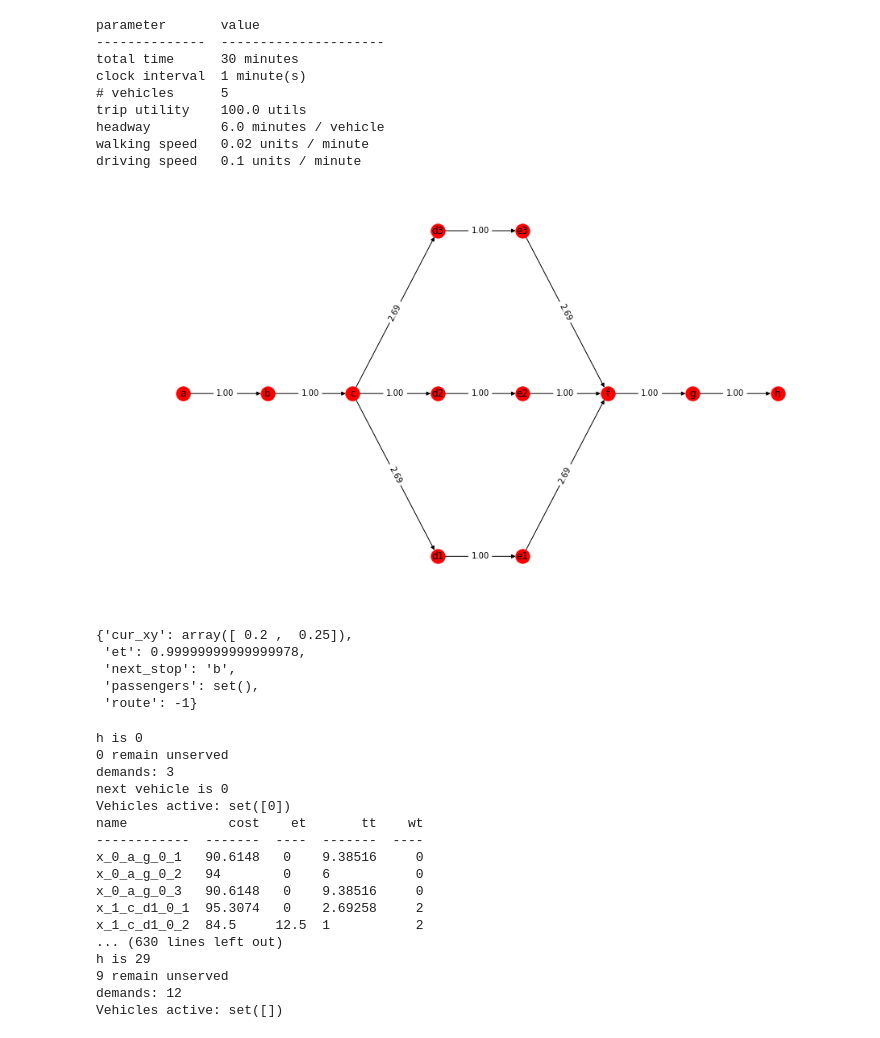
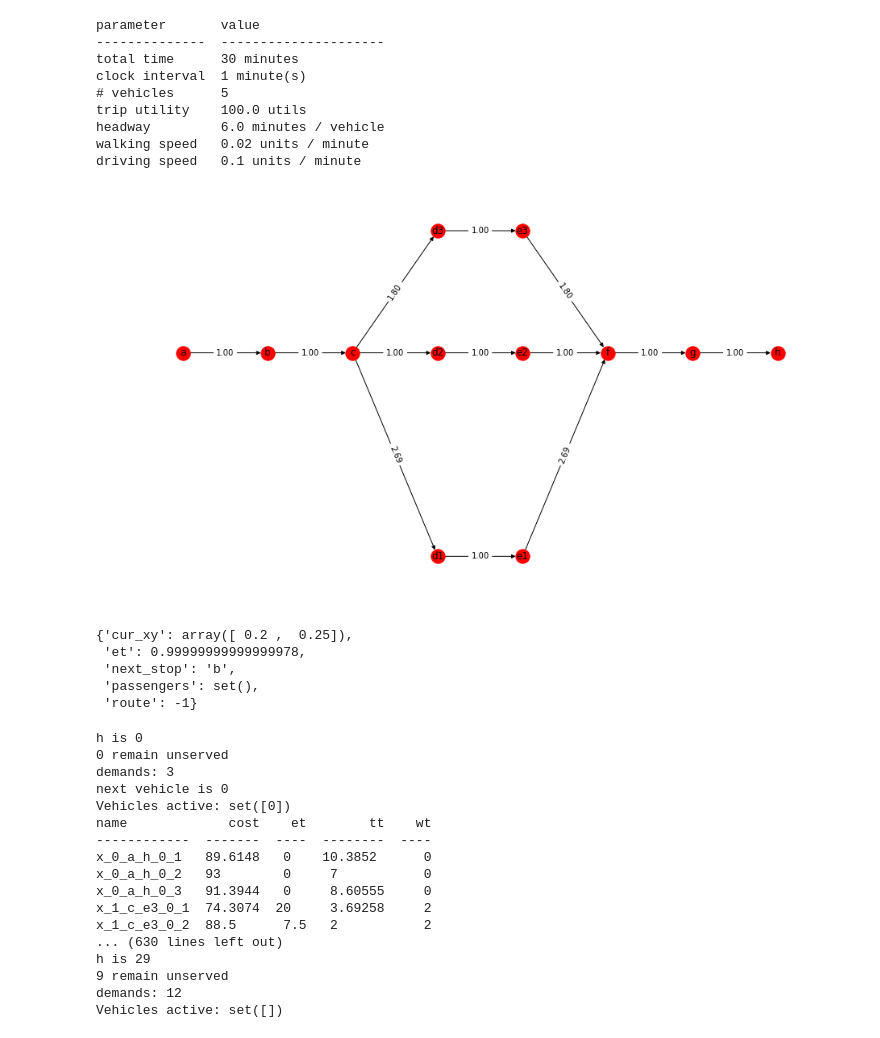
Before and after one commit to BUILTNYU/flexbus, a Jupyter notebook: simulation.ipynb, the cells around one changed output. Saved outputs shown, nothing was run; the diff lists cells and outputs as text; code cells hidden in the pictures.

```diff
--- a/simulation.ipynb
+++ b/simulation.ipynb
@@ -49,10 +49,10 @@ nodes = {"a": {"demand": 1, # this is a lambda parameter for a poisson for deman
                 "pos": array([.4, .25])},
          "d1": {"pos": array([.5, 0])},
          "d2": {"pos": array([.5, .25])},
-         "d3": {"pos": array([.5, .5])},
+         "d3": {"pos": array([.5, .4])},
          "e1": {"pos": array([.6, 0])},
          "e2": {"pos": array([.6, .25])},
-         "e3": {"pos": array([.6, .5])},
+         "e3": {"pos": array([.6, .4])},
          "f": {"pos": array([.7, .25])},
          "g": {"pos": array([.8, .25])},
          "h": {"pos": array([.9, .25])},
@@ -61,33 +61,33 @@ nodes = {"a": {"demand": 1, # this is a lambda parameter for a poisson for deman
 demand_nodes = np.array([(k, n["demand"]) for k,n in nodes.iteritems() if "demand" in n])
 
 # transition probability matrix -- uniform rn
-transitions = {"a": {"d1": .42,
-                     "d2": .0,
-                     "d3": .0,
-                     "e1": .43,
-                     "e2": .00,
-                     "e3": .00,
-                     "f": .05,
-                     "g": .05,
-                     "h": .05},
-               "b": {"d1": .42,
-                     "d2": .0,
-                     "d3": .0,
-                     "e1": .43,
-                     "e2": .0,
-                     "e3": .0,
-                     "f": .05,
-                     "g": .05,
-                     "h": .05},
-               "c": {"d1": .42,
-                     "d2": .0,
-                     "d3": .0,
-                     "e1": .43,
-                     "e2": .0,
-                     "e3": .0,
-                     "f": .05,
-                     "g": .05,
-                     "h": .05}}
+transitions = {"a": {"d1": .11,
+                     "d2": .11,
+                     "d3": .11,
+                     "e1": .11,
+                     "e2": .11,
+                     "e3": .11,
+                     "f": .11,
+                     "g": .11,
+                     "h": .12},
+               "b": {"d1": .11,
+                     "d2": .11,
+                     "d3": .11,
+                     "e1": .11,
+                     "e2": .11,
+                     "e3": .11,
+                     "f": .11,
+                     "g": .11,
+                     "h": .12},
+               "c": {"d1": .11,
+                     "d2": .11,
+                     "d3": .11,
+                     "e1": .11,
+                     "e2": .11,
+                     "e3": .11,
+                     "f": .11,
+                     "g": .11,
+                     "h": .12}}
 d_probs_by_origin = defaultdict(list)
 d_names_by_origin = defaultdict(list)
 for origin, probs in transitions.iteritems():
@@ -103,34 +103,34 @@ edges = {("a", "b"): {"weight": 2},
          ("d1", "e1"): {"weight": 2},
          ("d2", "e2"): {"weight": 2},
          ("d3", "e3"): {"weight": 2},
          ("e1", "f"): {"weight": 2},
          ("e2", "f"): {"weight": 2},
          ("e3", "f"): {"weight": 2},
          ("f", "g"): {"weight": 2},
          ("g", "h"): {"weight": 2},}
 
 def euclidean_distance(edge):
     return np.sqrt(np.sum((nodes[edge[1]]["pos"] - nodes[edge[0]]["pos"]) ** 2))
 
 def euclidean_distance_xy(xy1, xy2):
     return np.sqrt(np.sum((xy2 - xy1) ** 2))
 
 network = nx.DiGraph()
 for edge, _ in edges.iteritems():
     weight = {"dist": euclidean_distance(edge)}
     weight["weight"] = weight["dist"] / drive_v
     network.add_edge(edge[0], edge[1], **weight)
 ordered_edges = list(nx.lexicographical_topological_sort(network))
 
 # construct pos dict for drawing
 pos = {k: v["pos"] for k, v in nodes.iteritems()}
 
 fig, ax = plt.subplots(figsize=(16, 9))
 nx.draw(network, pos=pos, with_labels=True, ax = ax)
 labels = {k: "{0:.2f}".format(v) for k, v in nx.get_edge_attributes(network,'weight').iteritems()}
 _ = nx.draw_networkx_edge_labels(network,pos,edge_labels=labels, ax = ax)
 # %% [output]
-[figure, old version]
+[figure, new version]
 # %%
 from pulp import *
 import math
@@ -447,13 +447,13 @@ h is 0
 demands: 3
 next vehicle is 0
 Vehicles active: set([0])
-name             cost    et       tt    wt
-------------  -------  ----  -------  ----
-x_0_a_g_0_1   90.6148   0    9.38516     0
-x_0_a_g_0_2   94        0    6           0
-x_0_a_g_0_3   90.6148   0    9.38516     0
-x_1_c_d1_0_1  95.3074   0    2.69258     2
-x_1_c_d1_0_2  84.5     12.5  1           2
+name             cost    et        tt    wt
+------------  -------  ----  --------  ----
+x_0_a_h_0_1   89.6148   0    10.3852      0
+x_0_a_h_0_2   93        0     7           0
+x_0_a_h_0_3   91.3944   0     8.60555     0
+x_1_c_e3_0_1  74.3074  20     3.69258     2
+x_1_c_e3_0_2  88.5      7.5   2           2
 ... (630 lines left out)
 h is 29
 9 remain unserved
```
